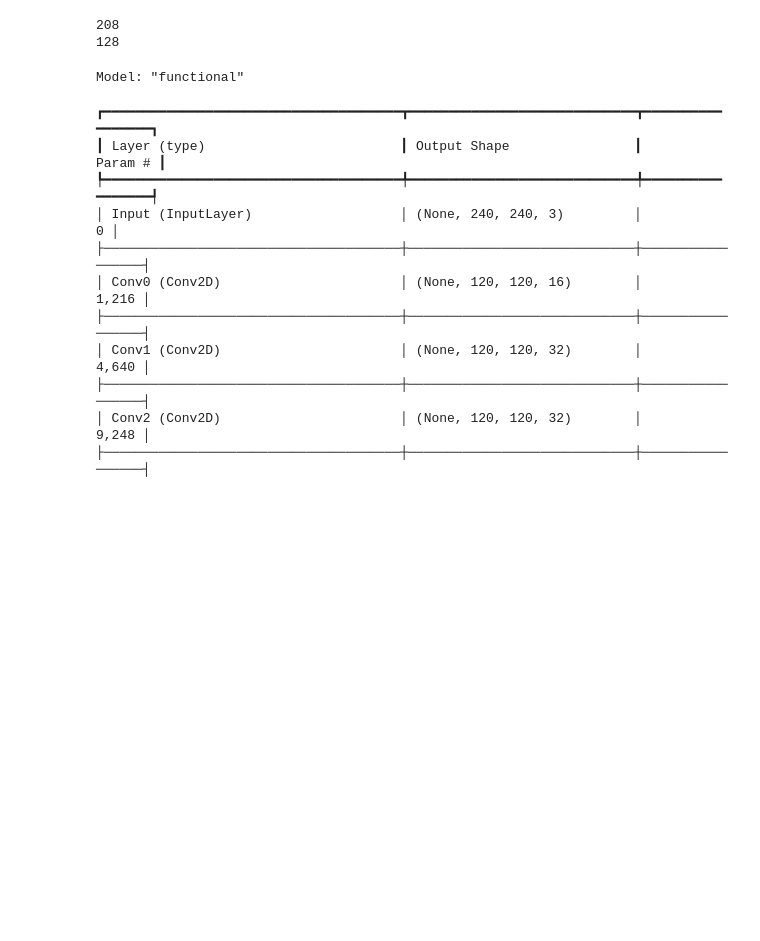
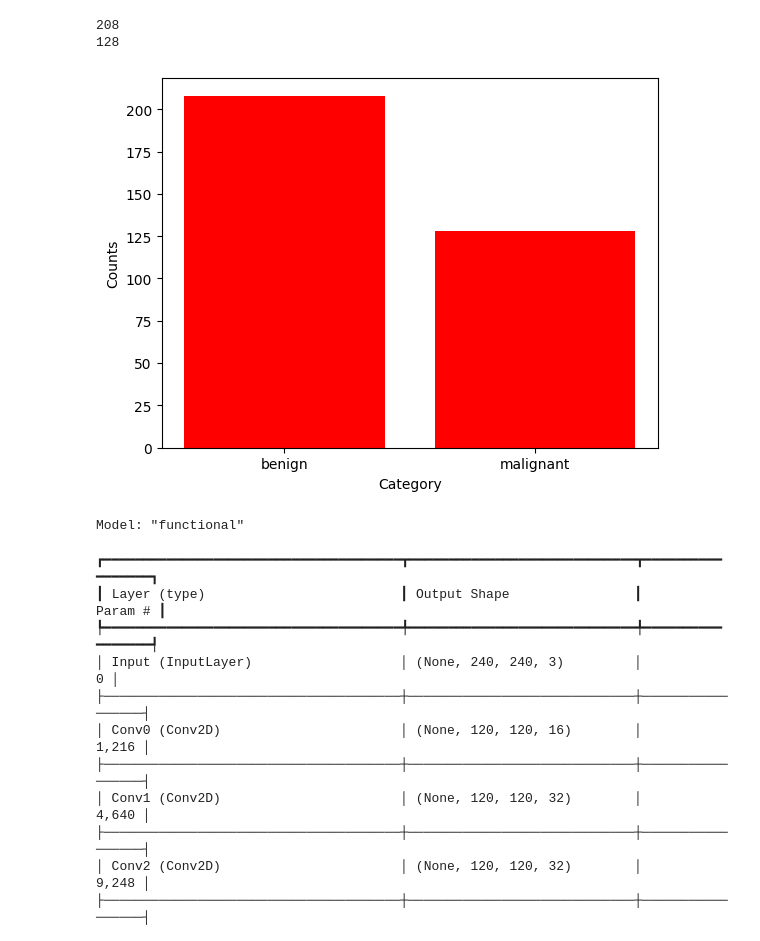
Before and after one commit to bksat90/FinalProject, a Jupyter notebook: classification_cnn.ipynb, the cells around one changed output. Drawn from its saved outputs; the diff is of its cells as text; code cells hidden in the pictures; blank space fills up the shorter version.

```diff
--- a/classification_cnn.ipynb
+++ b/classification_cnn.ipynb
@@ -47,6 +57,16 @@ print(tt_malignant)
 # %% [output]
 208
 128
+# %%
+test_labels = ['benign', 'malignant']
+test_counts = [tt_benign, tt_malignant]
+
+plt.bar(test_labels, test_counts, color ='red')
+plt.xlabel('Category')
+plt.ylabel('Counts')
+plt.show()
+# %% [output]
+[figure, added]
 # %%
 label_dict = {'benign' : 0,
               'malignant' : 1}
```
Also changed, not shown: parts of 3 cells of this notebook.
